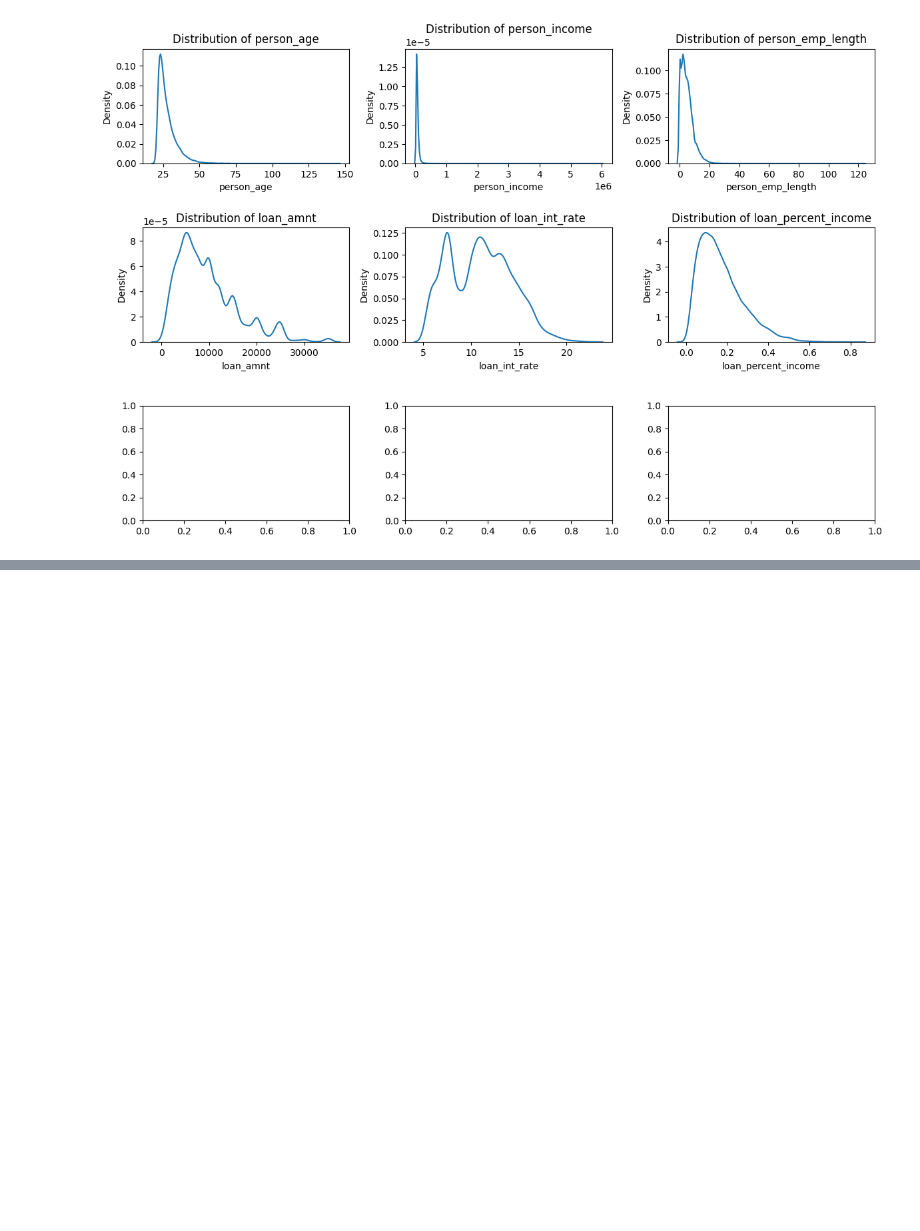
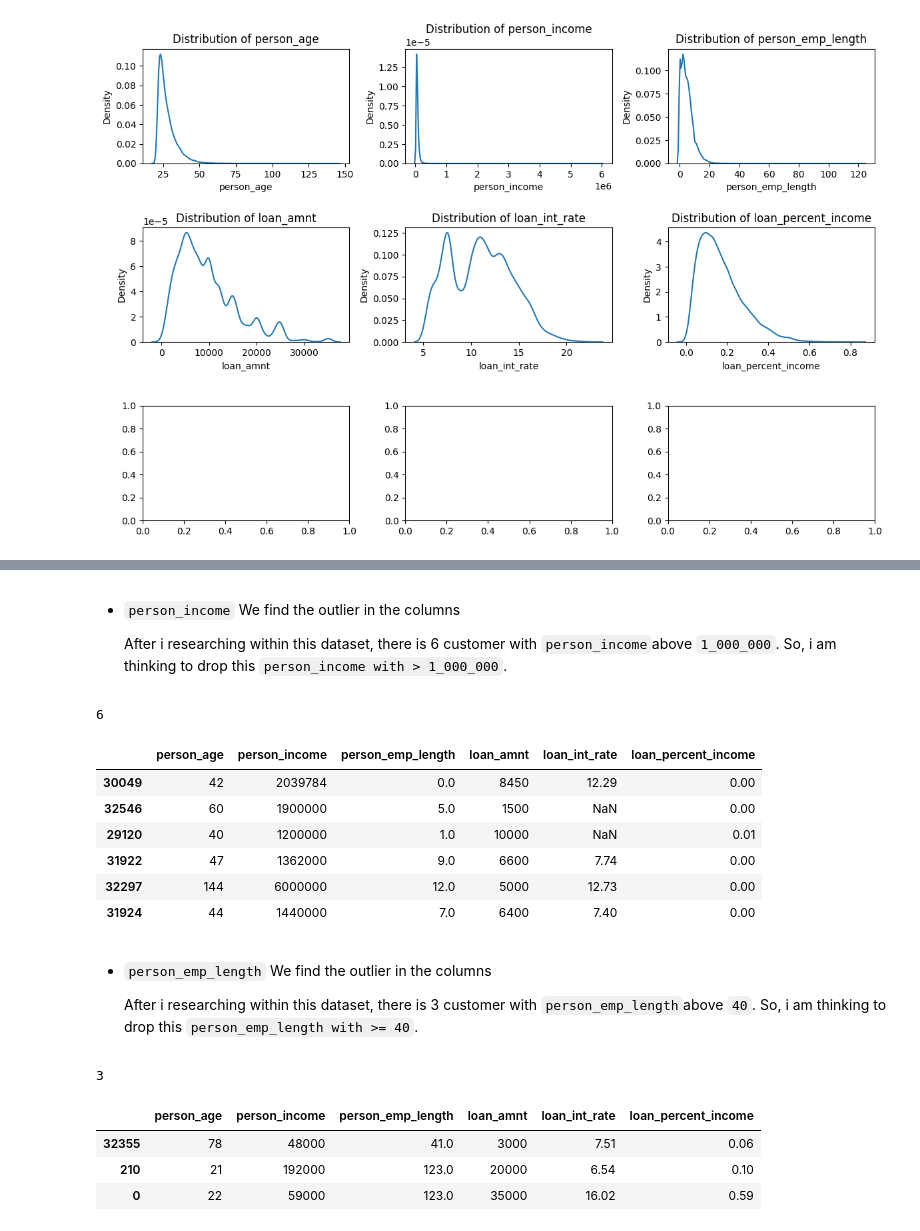
Before and after one commit to Cakurniawan/pacmann-intro-ml, a Jupyter notebook: mentoring-3/Mentoring_03_Candra_kurniawan.ipynb, the cells around one changed output, grey strips where cells are left out. Cells and saved outputs as stored; diff of their text form; code cells hidden in the pictures; blank space fills up the shorter version.

```diff
--- a/mentoring-3/Mentoring_03_Candra_kurniawan.ipynb
+++ b/mentoring-3/Mentoring_03_Candra_kurniawan.ipynb
@@ -509,0 +555,39 @@ plt.show()
+# %% [markdown]
+- `person_income` We find the outlier in the columns
+
+    After i researching within this dataset, there is 6 customer with `person_income`above `1_000_000`.
+    So, i am thinking to drop this `person_income with > 1_000_000`.
+# %%
+# find out Anomalies in the person_income
+len(X_train_num[X_train_num['person_income'] > 1_000_000])
+# %% [output]
+6
+# %%
+# find out Anomalies in the person_income
+X_train_num[X_train_num['person_income'] > 1_000_000]
+# %% [output]
+|  | person_age | person_income | person_emp_length | loan_amnt | loan_int_rate | loan_percent_income |
+| 30049 | 42 | 2039784 | 0.0 | 8450 | 12.29 | 0.00 |
+| 32546 | 60 | 1900000 | 5.0 | 1500 | NaN | 0.00 |
+| 29120 | 40 | 1200000 | 1.0 | 10000 | NaN | 0.01 |
+| 31922 | 47 | 1362000 | 9.0 | 6600 | 7.74 | 0.00 |
+| 32297 | 144 | 6000000 | 12.0 | 5000 | 12.73 | 0.00 |
+| 31924 | 44 | 1440000 | 7.0 | 6400 | 7.40 | 0.00 |
+# %% [markdown]
+- `person_emp_length` We find the outlier in the columns
+
+    After i researching within this dataset, there is 3 customer with `person_emp_length`above `40`.
+    So, i am thinking to drop this `person_emp_length with >= 40`.
+# %%
+# find out Anomalies in the person_income
+len(X_train_num[X_train_num['person_emp_length'] >= 40])
+# %% [output]
+3
+# %%
+# find out Anomalies in the person_income
+X_train_num[X_train_num['person_emp_length'] >= 40]
+# %% [output]
+|  | person_age | person_income | person_emp_length | loan_amnt | loan_int_rate | loan_percent_income |
+| 32355 | 78 | 48000 | 41.0 | 3000 | 7.51 | 0.06 |
+| 210 | 21 | 192000 | 123.0 | 20000 | 6.54 | 0.10 |
+| 0 | 22 | 59000 | 123.0 | 35000 | 16.02 | 0.59 |
```
Also changed, not shown: parts of 32 cells of this notebook.
